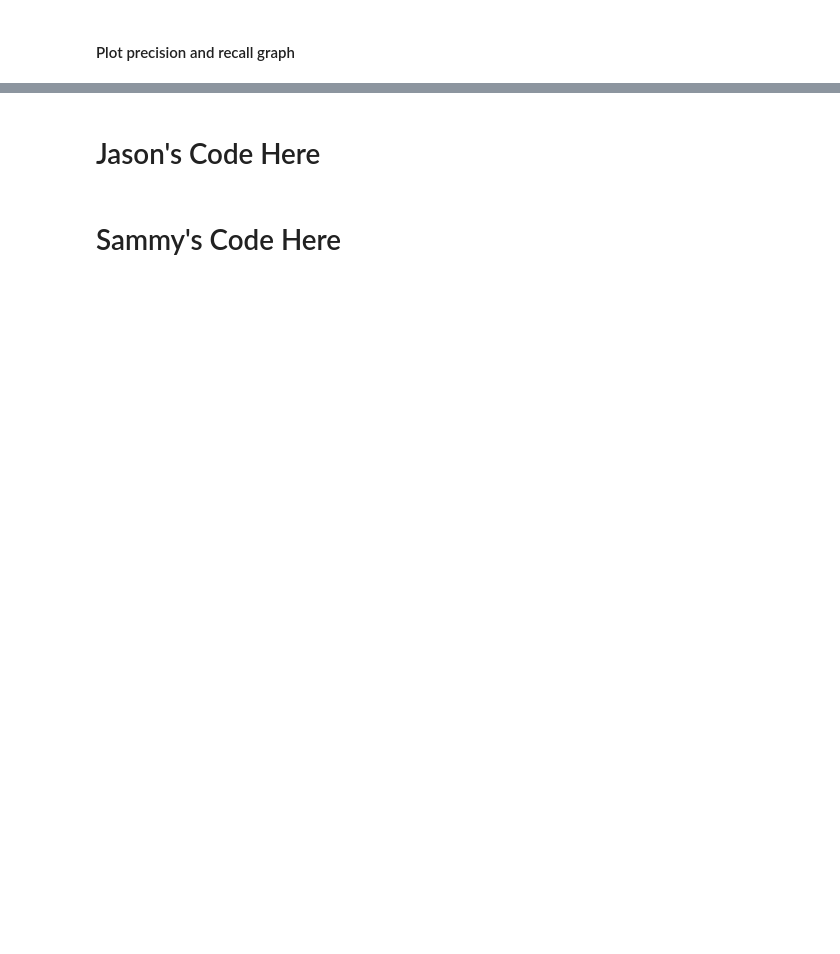
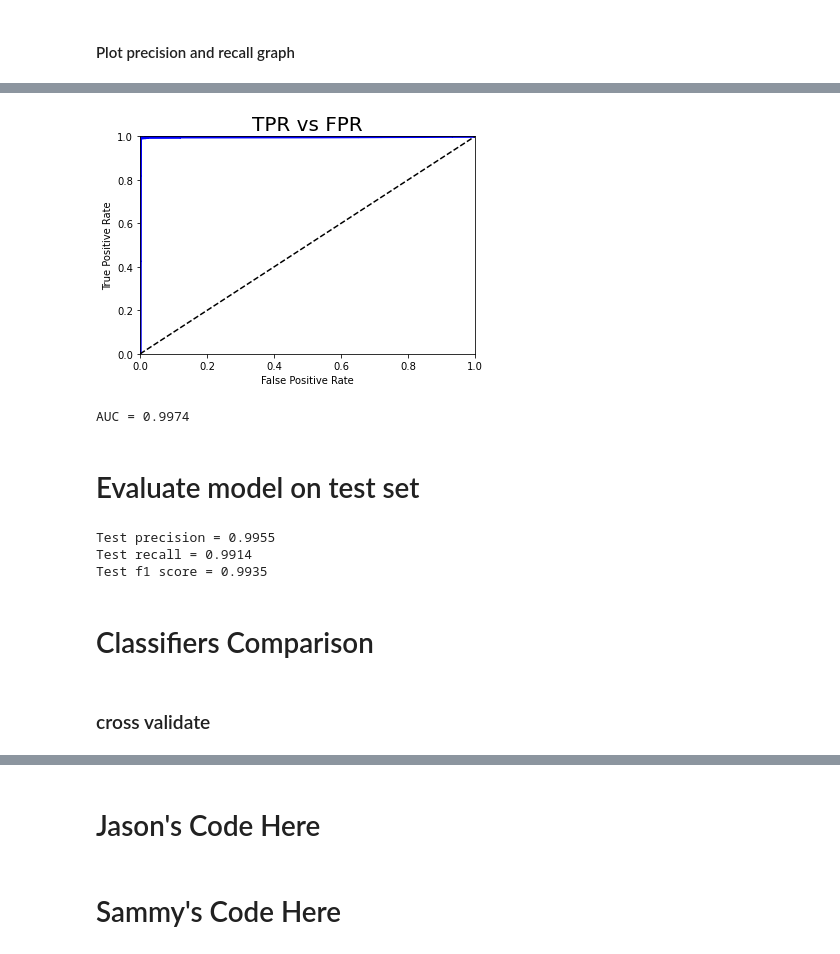
Before and after one commit to DarkinStyle/AIT, a Jupyter notebook: python/UCCD2063 Firewall Classification - Statistic.ipynb, the cells around one changed output, grey strips where cells are left out. Drawn from its saved outputs; the diff is of its cells as text; code cells hidden in the pictures; blank space fills up the shorter version.

```diff
--- a/python/UCCD2063 Firewall Classification - Statistic.ipynb
+++ b/python/UCCD2063 Firewall Classification - Statistic.ipynb
@@ -256,7 +281,7 @@ X
 | 65531 | 54867 | 445 | 0 | 0 | 70 | 70 | ... |
 65532 rows × 11 columns
 # %%
-X = firewall_data_train_use.drop(['Source Port', 'NAT Destination Port', 'Packets', 'Elapsed Time (sec)', 'pkts_sent', 'pkts_received', 'Action', 'allow', 'deny', 'drop', 'reset-both'], axis = 1)
+X = firewall_data.drop(['Source Port', 'NAT Destination Port', 'Packets', 'Elapsed Time (sec)', 'pkts_sent', 'pkts_received', 'Action'], axis = 1)
 X
 # %% [output]
 |  | Destination Port | NAT Source Port | Bytes | Bytes Sent | Bytes Received |
@@ -583,0 +652,42 @@ plt.show()
+# %%
+from sklearn.metrics import roc_curve
+fpr, tpr, thresholds = roc_curve(y_train, y_scores_cv)
+# %%
+def plot_roc_curve (fpr, tpr, style = 'b-', label = None):
+    plt.plot(fpr, tpr, style, linewidth = 3, label = label)
+    plt.plot([0,1], [0, 1], 'k--')
+    plt.axis([0, 1, 0, 1])
+    plt.xlabel ('False Positive Rate')
+    plt.ylabel ('True Positive Rate')
+    plt.title('TPR vs FPR', fontsize=20)
+
+plot_roc_curve(fpr, tpr)
+# %% [output]
+[figure, added]
+# %%
+from sklearn.metrics import roc_auc_score
+
+auc = roc_auc_score(y_train, y_scores_cv)
+
+print('AUC = {:.4f}'.format(auc))
+# %% [output]
+AUC = 0.9974
+# %% [markdown]
+# Evaluate model on test set
+# %%
+from sklearn.linear_model import SGDClassifier
+from sklearn.metrics import precision_score, recall_score, f1_score
+
+y_pred_test = sgd_clf.predict(X_test)
+
+print('Test precision = {:.4f}'.format(precision_score(y_test, y_pred_test)))
+print('Test recall = {:.4f}'.format(recall_score (y_test, y_pred_test)))
+print('Test f1 score = {:.4f}'.format(f1_score(y_test, y_pred_test)))
+# %% [output]
+Test precision = 0.9955
+Test recall = 0.9914
+Test f1 score = 0.9935
+# %% [markdown]
+# Classifiers Comparison
+# %% [markdown]
+### cross validate
```
Also changed, not shown: parts of 49 cells of this notebook.
